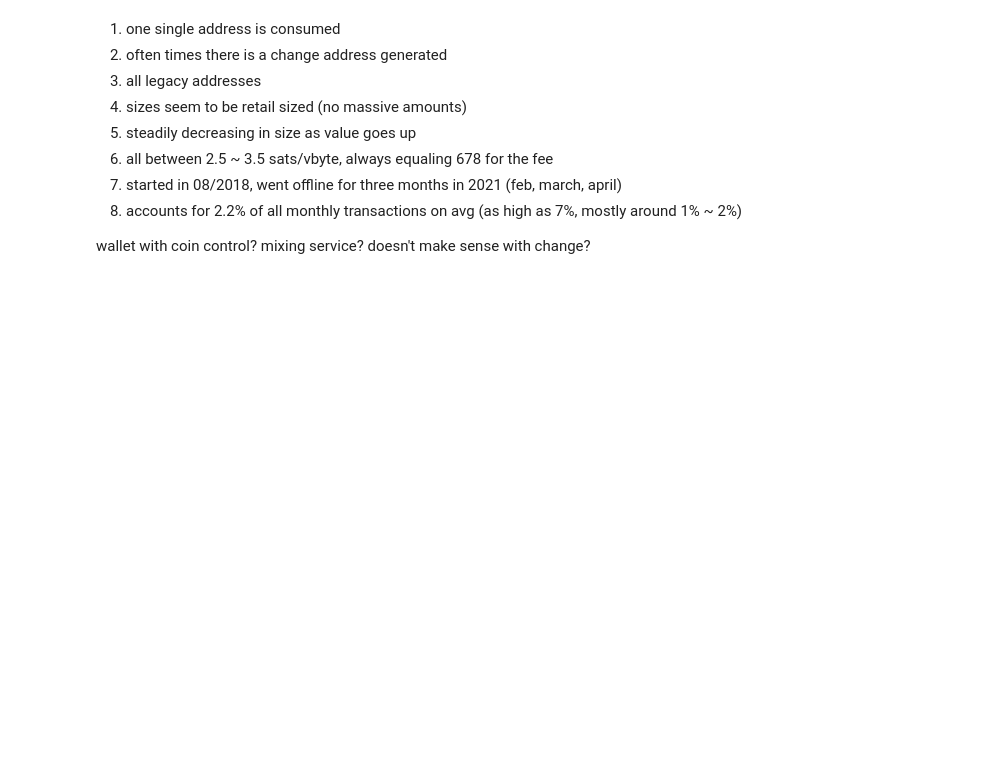
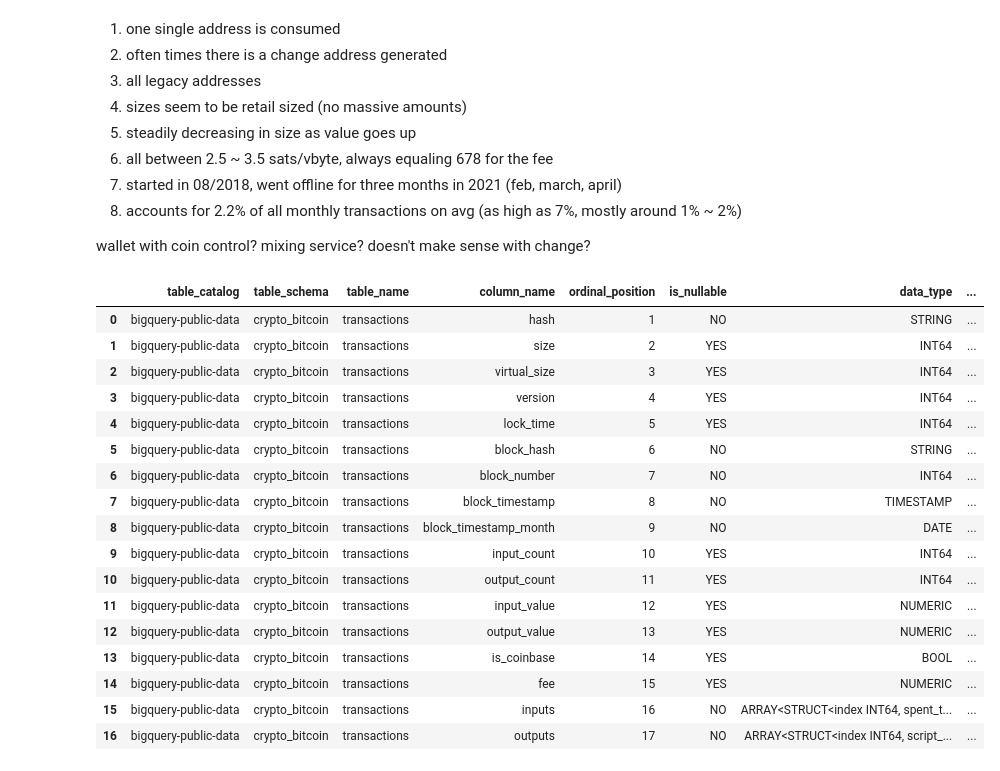
Before and after one commit to josibake/bitcoin-data-analysis, a Jupyter notebook: notebooks/transaction-fee-privacy-analysis.ipynb, the cells around one changed output. Cells and saved outputs as stored; diff of their text form; code cells hidden in the pictures; blank space fills up the shorter version.

```diff
--- a/notebooks/transaction-fee-privacy-analysis.ipynb
+++ b/notebooks/transaction-fee-privacy-analysis.ipynb
@@ -99,0 +109,21 @@ mixing service? doesn't make sense with change?
+# %%
+info_schema
+# %% [output]
+|  | table_catalog | table_schema | table_name | column_name | ordinal_position | is_nullable | data_type | ... |
+| 0 | bigquery-public-data | crypto_bitcoin | transactions | hash | 1 | NO | STRING | ... |
+| 1 | bigquery-public-data | crypto_bitcoin | transactions | size | 2 | YES | INT64 | ... |
+| 2 | bigquery-public-data | crypto_bitcoin | transactions | virtual_size | 3 | YES | INT64 | ... |
+| 3 | bigquery-public-data | crypto_bitcoin | transactions | version | 4 | YES | INT64 | ... |
+| 4 | bigquery-public-data | crypto_bitcoin | transactions | lock_time | 5 | YES | INT64 | ... |
+| 5 | bigquery-public-data | crypto_bitcoin | transactions | block_hash | 6 | NO | STRING | ... |
+| 6 | bigquery-public-data | crypto_bitcoin | transactions | block_number | 7 | NO | INT64 | ... |
+| 7 | bigquery-public-data | crypto_bitcoin | transactions | block_timestamp | 8 | NO | TIMESTAMP | ... |
+| 8 | bigquery-public-data | crypto_bitcoin | transactions | block_timestamp_month | 9 | NO | DATE | ... |
+| 9 | bigquery-public-data | crypto_bitcoin | transactions | input_count | 10 | YES | INT64 | ... |
+| 10 | bigquery-public-data | crypto_bitcoin | transactions | output_count | 11 | YES | INT64 | ... |
+| 11 | bigquery-public-data | crypto_bitcoin | transactions | input_value | 12 | YES | NUMERIC | ... |
+| 12 | bigquery-public-data | crypto_bitcoin | transactions | output_value | 13 | YES | NUMERIC | ... |
+| 13 | bigquery-public-data | crypto_bitcoin | transactions | is_coinbase | 14 | YES | BOOL | ... |
+| 14 | bigquery-public-data | crypto_bitcoin | transactions | fee | 15 | YES | NUMERIC | ... |
+| 15 | bigquery-public-data | crypto_bitcoin | transactions | inputs | 16 | NO | ARRAY<STRUCT<index INT64, spent_t... | ... |
+| 16 | bigquery-public-data | crypto_bitcoin | transactions | outputs | 17 | NO | ARRAY<STRUCT<index INT64, script_... | ... |
```
Also changed, not shown: parts of 1 cell of this notebook, 1 other file.
